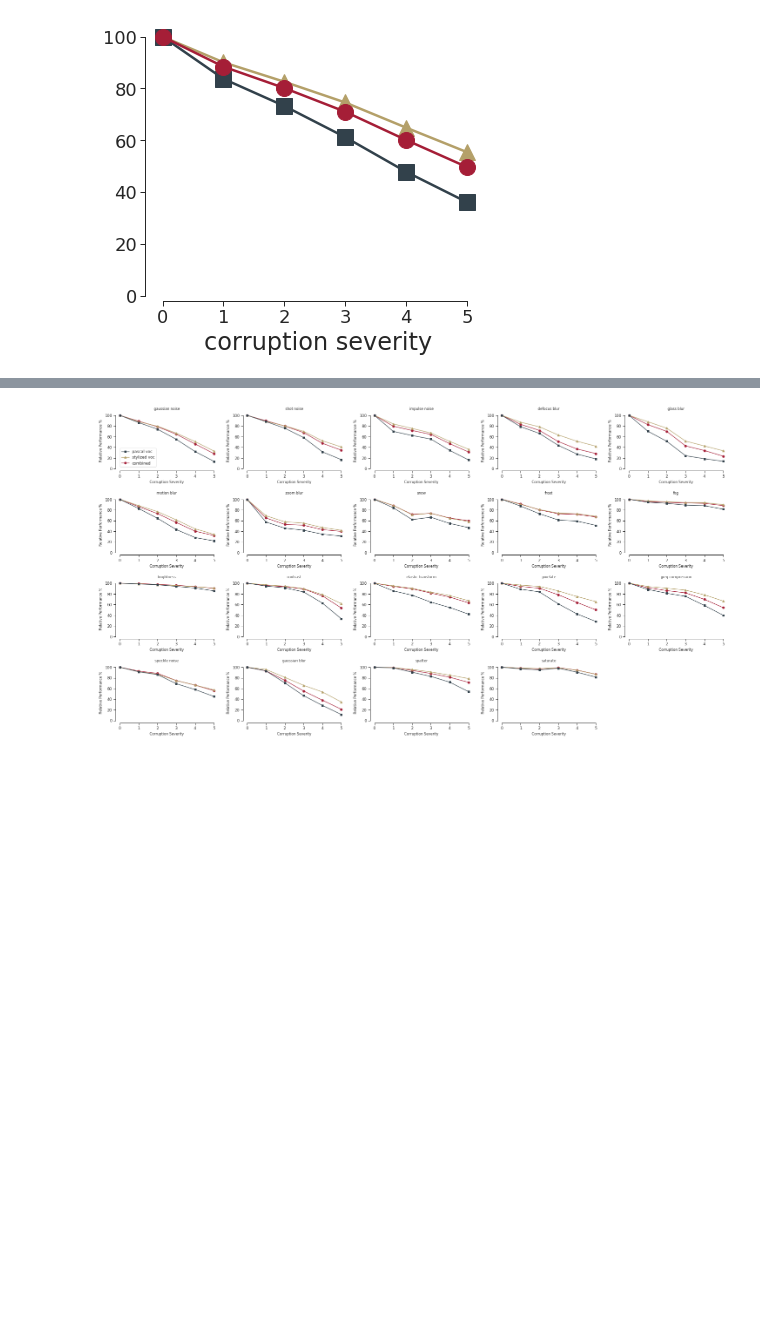
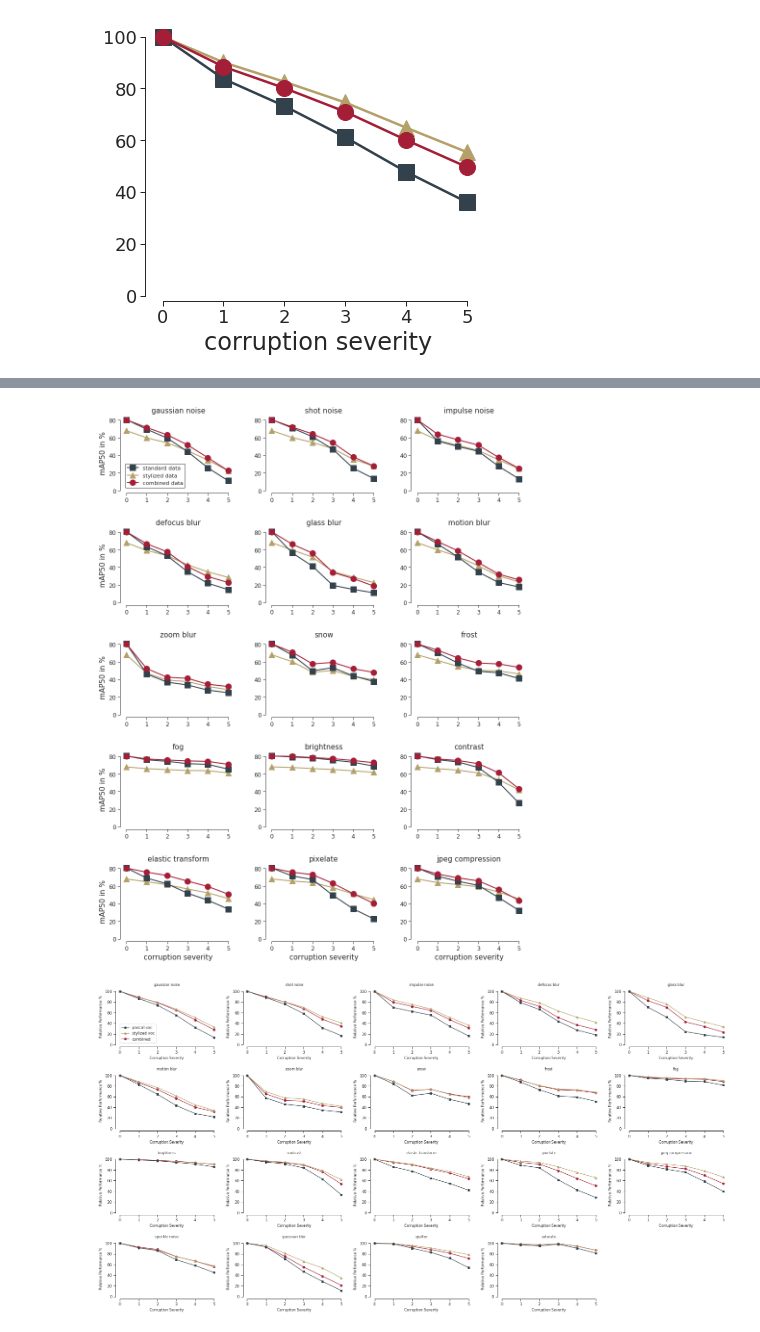
Before and after one commit to bethgelab/robust-detection-benchmark, a Jupyter notebook: data-analysis/plotting.ipynb, the cells around one changed output, grey strips where cells are left out. Cells and saved outputs as stored; diff of their text form; code cells hidden in the pictures; blank space fills up the shorter version.

Commit message:
Refactoring data analysis: extracting function for individual plots.

```diff
--- a/data-analysis/plotting.ipynb
+++ b/data-analysis/plotting.ipynb
@@ -36,6 +36,43 @@ labelsize = 18
 legend_fontsize=18
 axis_start = -0.2
 axis_end = 5.3
+# %%
+def plot_individual_results(clean_data, stylized_data, combined_data, plot_name, metric_name,
+                            ylim, legend_loc=1, markersize=12, linewidth=2.0,
+                            fontsize=15, legend_fontsize=11.3, labelsize=12.0):
+
+    fig = plt.figure(figsize = (15.0, 20.0))
+    plt.subplots_adjust(wspace = 0.3, hspace = 0.5)
+
+    for i, distortion in enumerate(distortions[0:15]): # only plot first 15 distortions, not the validation distortions
+        ax = plt.subplot(5,3,i+1)
+
+        plt.plot(list(range(6)), clean_data[i,:] * 100, 's-', zorder=2, color=col_clean,
+                 label='standard data', markersize=markersize, linewidth=linewidth)
+        plt.plot(list(range(6)), stylized_data[i,:] * 100, '^-', zorder=1, color=col_stylized,
+                 label='stylized data', markersize=markersize, linewidth=linewidth)
+        plt.plot(list(range(6)), combined_data[i,:] * 100, 'o-', zorder=3, color=col_combined,
+                 label='combined data', markersize=markersize, linewidth=linewidth)
+
+
+        plt.title(distortion, fontsize=fontsize)
+        if i >= 12: # plot xlabel only in last row
+            plt.xlabel('corruption severity', fontsize=fontsize)
+        if i % 3 == 0:
+            plt.ylabel(metric_name, fontsize=fontsize)
+        plt.axis([axis_start, axis_end, ylim[0], ylim[1]])
+        if i == 0:
+            legend = plt.legend(loc=legend_loc, fontsize=legend_fontsize, frameon=True, edgecolor="black")
+            legend.get_frame().set_linewidth(1.0)
+
+        ax.tick_params(axis='both', which='major', labelsize=labelsize)
+
+
+    sns.despine(trim=True, offset=5)
+
+    plt.show()
+
+    fig.savefig(pjoin(figures_dir, plot_name), bbox_inches='tight')
 # %% [markdown]
 ### Pascal VOC
 # %%
@@ -200,3 +195,11 @@ fig.savefig(pjoin(figures_dir, "pascal_corruption_individual.pdf"), bbox_inches=
+# %%
+plot_individual_results(clean_data = voc_results,
+                        stylized_data=svoc_results,
+                        combined_data=voc_svoc_results,
+                        plot_name="pascal_corruption_individual.pdf",
+                        metric_name="mAP50 in %", ylim=[0, 85], legend_loc=3)
+# %% [output]
+[figure, added]
 # %%
 fig = plt.figure(figsize = (25.0, 13.0))
 plt.subplots_adjust(wspace = 0.3, hspace = 0.5)
```
Also changed, not shown: parts of 4 cells of this notebook, 10 other files.
